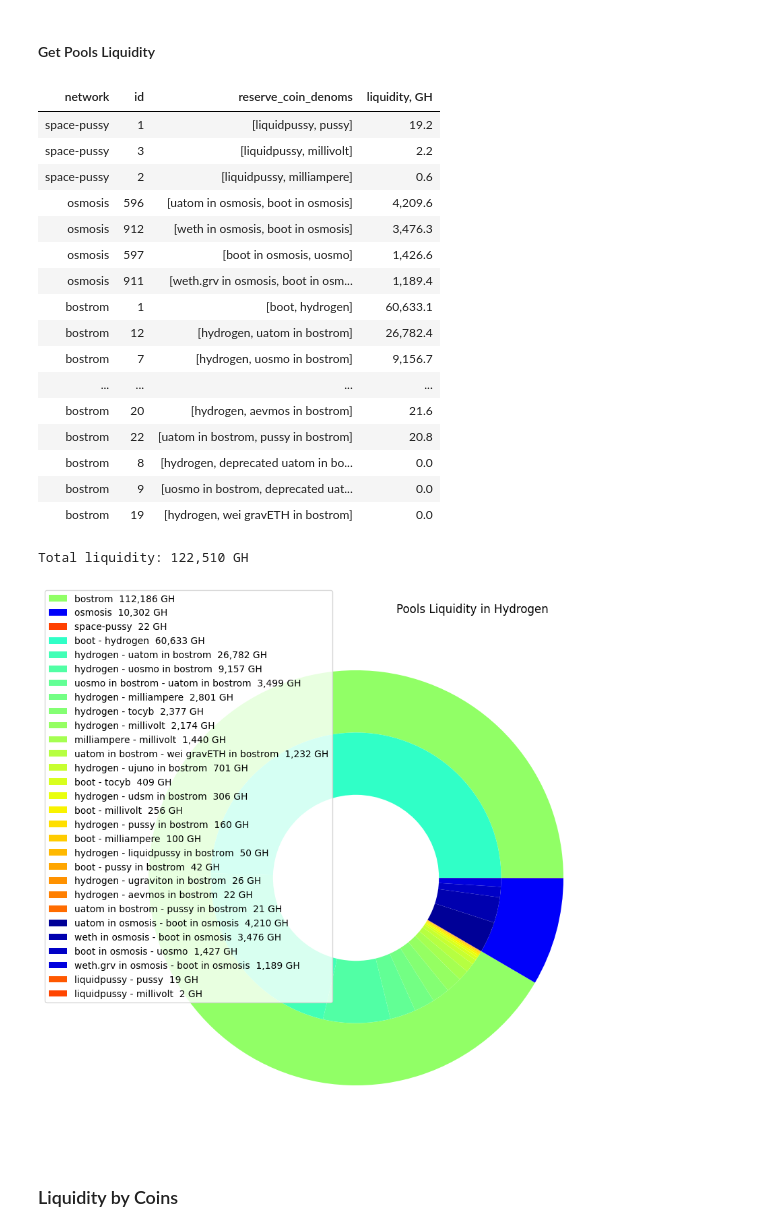
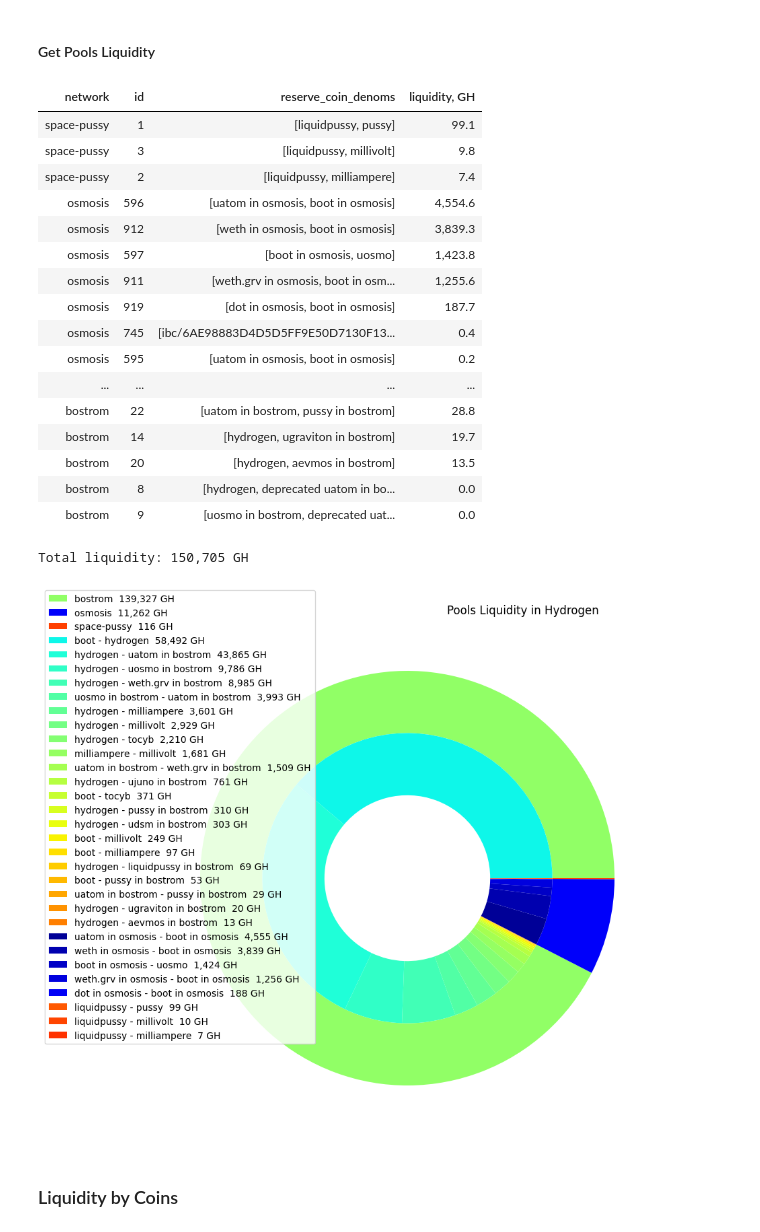
Before and after one commit to Snedashkovsky/cyber-arbitrage, a Jupyter notebook: pools_liquidity_in_gh.ipynb, the cells around one changed output. Cells and saved outputs as stored; diff of their text form; code cells hidden in the pictures.

Commit message:
- add a new ibc coin - recalculate Revenue model and Pools Liquidity - refactor the price calculation

```diff
--- a/pools_liquidity_in_gh.ipynb
+++ b/pools_liquidity_in_gh.ipynb
@@ -11,7 +11,7 @@ from src.data_extractors import get_pools, get_prices, get_price_enriched
 # %% [markdown]
 #### Get Bostrom and Osmosis Pools Data
 # %%
-pools_df = get_pools(display_data=False)
+pools_df = get_pools(display_data=False, bostrom_related_osmo_pools=None)
 pools_df = \
     pools_df[
         (pools_df.network == 'bostrom') |
@@ -125,50 +125,50 @@ cm2 = plt.get_cmap("jet", 50)
 cout = cm(np.array([10, 2, 16]))
 
 
 pools_df['denoms'] = pools_df.reserve_coin_denoms.map(lambda x: f'{x[0]} - {x[1]}')
 outer = pools_df.groupby('network')['liquidity, GH'].sum().sort_index(
         axis=0, level=[0], ascending=[True], inplace=False)
 inner = pools_df[pools_df['liquidity, GH'] > 1].groupby(
     ['network', 'denoms'])['liquidity, GH'].sum().sort_values(ascending=False).sort_index(
         axis=0, level=[0], ascending=[True], inplace=False)
 inner_labels = ['{1}  {2:>,.0f} GH'.format(i[0], i[1], j) for i, j in zip(inner.index, inner)]
 outer_labels = ['{0}  {1:>,.0f} GH'.format(i, j) for i, j in zip(outer.index, outer)]
 ax.pie(outer.values.flatten(), radius=1,
        labeldistance=0.73,
        wedgeprops=dict(width=size), colors=cout)
-cin = cm2(np.array(list(range(20, 40)) + list(range(1, 5)) + list(range(40, 47))))
+cin = cm2(np.array(list(range(18, 39)) + list(range(1, 6)) + list(range(40, 47))))
 ax.pie(inner.values.flatten(),
        radius=1-size,
        wedgeprops=dict(width=size),
        labeldistance=0.5, colors=cin)
 
 ax.set_title('Pools Liquidity in Hydrogen                   ', loc='right')
 
-plt.legend(outer_labels + inner_labels, loc=(-0.1, 0.26))
+plt.legend(outer_labels + inner_labels, loc=(-0.2, 0.18))
 handles, labels = ax.get_legend_handles_labels()
 plt.show()
 
 pools_df.to_csv('data/pools_liquidity.csv')
 # %% [output]
 | network | id | reserve_coin_denoms | liquidity, GH |
-| space-pussy | 1 | [liquidpussy, pussy] | 19.2 |
-| space-pussy | 3 | [liquidpussy, millivolt] | 2.2 |
-| space-pussy | 2 | [liquidpussy, milliampere] | 0.6 |
-| osmosis | 596 | [uatom in osmosis, boot in osmosis] | 4,209.6 |
-| osmosis | 912 | [weth in osmosis, boot in osmosis] | 3,476.3 |
-| osmosis | 597 | [boot in osmosis, uosmo] | 1,426.6 |
-| osmosis | 911 | [weth.grv in osmosis, boot in osm... | 1,189.4 |
-| bostrom | 1 | [boot, hydrogen] | 60,633.1 |
-| bostrom | 12 | [hydrogen, uatom in bostrom] | 26,782.4 |
-| bostrom | 7 | [hydrogen, uosmo in bostrom] | 9,156.7 |
+| space-pussy | 1 | [liquidpussy, pussy] | 99.1 |
+| space-pussy | 3 | [liquidpussy, millivolt] | 9.8 |
+| space-pussy | 2 | [liquidpussy, milliampere] | 7.4 |
+| osmosis | 596 | [uatom in osmosis, boot in osmosis] | 4,554.6 |
+| osmosis | 912 | [weth in osmosis, boot in osmosis] | 3,839.3 |
+| osmosis | 597 | [boot in osmosis, uosmo] | 1,423.8 |
+| osmosis | 911 | [weth.grv in osmosis, boot in osm... | 1,255.6 |
+| osmosis | 919 | [dot in osmosis, boot in osmosis] | 187.7 |
+| osmosis | 745 | [ibc/6AE98883D4D5D5FF9E50D7130F13... | 0.4 |
+| osmosis | 595 | [uatom in osmosis, boot in osmosis] | 0.2 |
 | ... | ... | ... | ... |
-| bostrom | 20 | [hydrogen, aevmos in bostrom] | 21.6 |
-| bostrom | 22 | [uatom in bostrom, pussy in bostrom] | 20.8 |
+| bostrom | 22 | [uatom in bostrom, pussy in bostrom] | 28.8 |
+| bostrom | 14 | [hydrogen, ugraviton in bostrom] | 19.7 |
+| bostrom | 20 | [hydrogen, aevmos in bostrom] | 13.5 |
 | bostrom | 8 | [hydrogen, deprecated uatom in bo... | 0.0 |
 | bostrom | 9 | [uosmo in bostrom, deprecated uat... | 0.0 |
-| bostrom | 19 | [hydrogen, wei gravETH in bostrom] | 0.0 |
-Total liquidity: 122,510 GH
+Total liquidity: 150,705 GH
-[figure, old version]
+[figure, new version]
 # %% [markdown]
 ### Liquidity by Coins
 # %%
```
Also changed, not shown: parts of 4 cells of this notebook, 3 other files.
